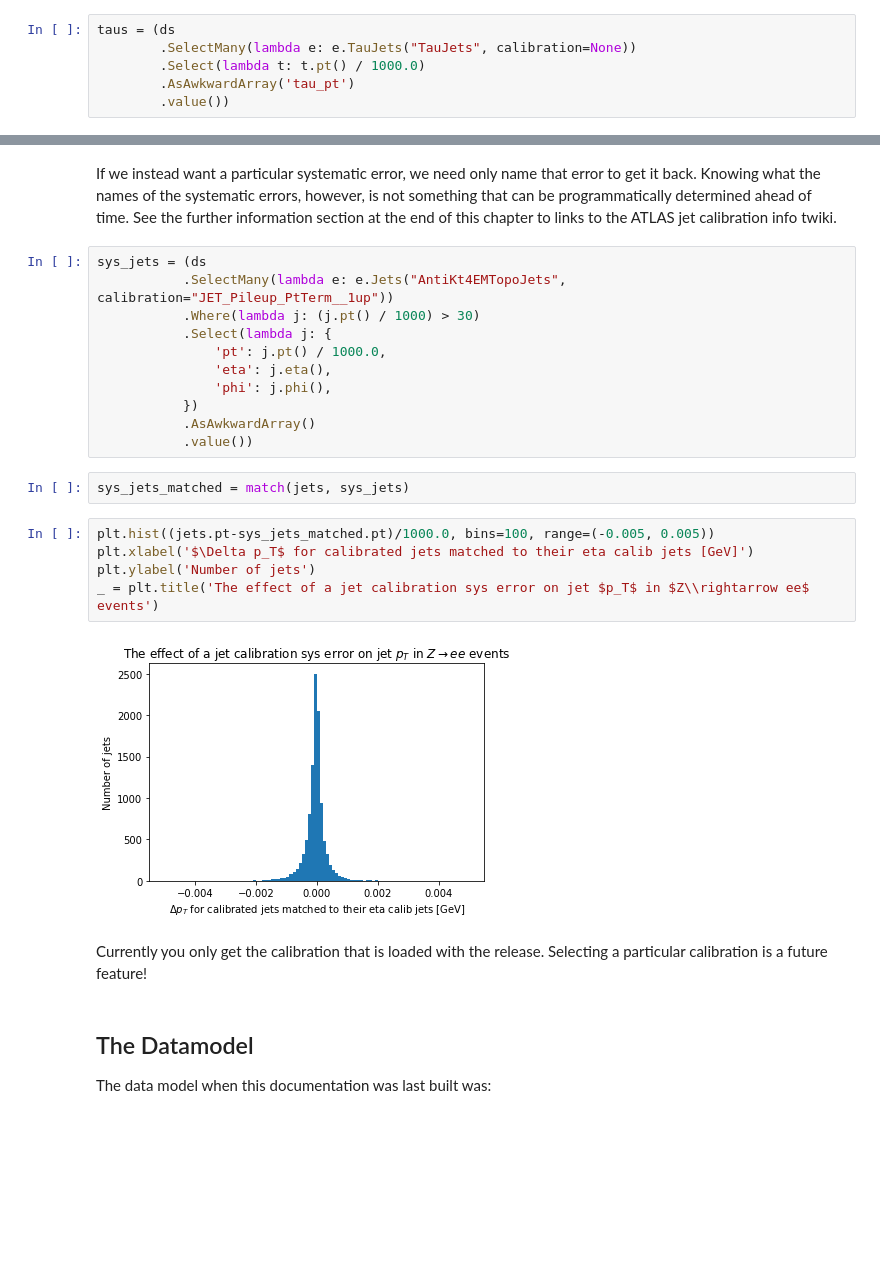
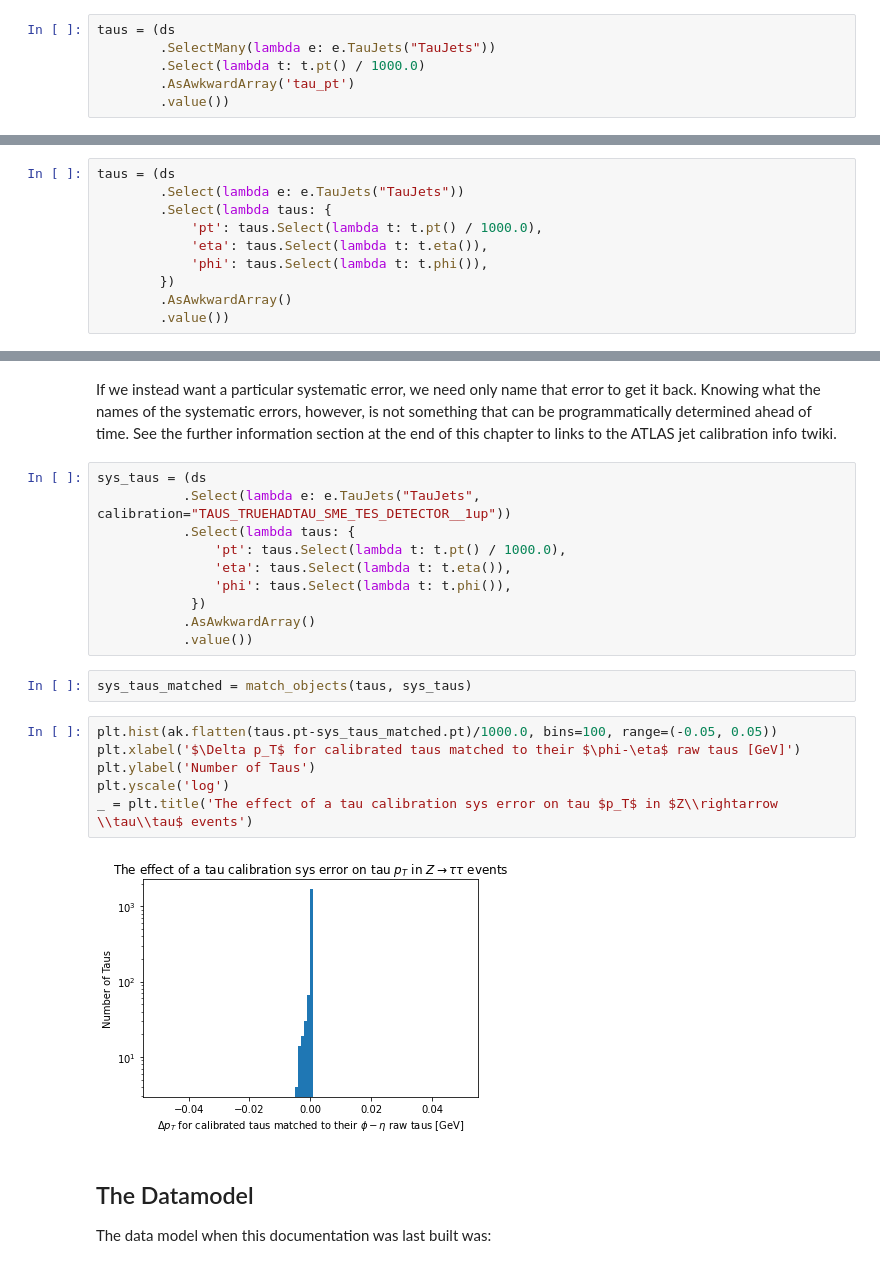
Before and after one commit to gordonwatts/xaod_usage, a Jupyter notebook: book/chapters/taus.ipynb, the cells around one changed output, grey strips where cells are left out. Drawn from its saved outputs; the diff is of its cells as text; blank space fills up the shorter version.

```diff
--- a/book/chapters/taus.ipynb
+++ b/book/chapters/taus.ipynb
@@ -17,6 +17,6 @@ By default we fetch tau-jets from the tight working point
 # %%
 taus = (ds
-        .SelectMany(lambda e: e.TauJets("TauJets", calibration=None))
+        .SelectMany(lambda e: e.TauJets("TauJets"))
         .Select(lambda t: t.pt() / 1000.0)
         .AsAwkwardArray('tau_pt')
         .value())
@@ -63,0 +39,10 @@ topo_clusters = (ds
+# %%
+taus = (ds
+        .Select(lambda e: e.TauJets("TauJets"))
+        .Select(lambda taus: {
+            'pt': taus.Select(lambda t: t.pt() / 1000.0),
+            'eta': taus.Select(lambda t: t.eta()),
+            'phi': taus.Select(lambda t: t.phi()),
+        })
+        .AsAwkwardArray()
+        .value())
@@ -132,27 +72,25 @@ _ = plt.title('The effect of jet calibration on jet $p_T$ in $Z\\rightarrow ee$
 # %% [markdown]
 If we instead want a particular systematic error, we need only name that error to get it back. Knowing what the names of the systematic errors, however, is not something that can be programmatically determined ahead of time. See the further information section at the end of this chapter to links to the ATLAS jet calibration info twiki.
 # %%
-sys_jets = (ds
-           .SelectMany(lambda e: e.Jets("AntiKt4EMTopoJets", calibration="JET_Pileup_PtTerm__1up"))
-           .Where(lambda j: (j.pt() / 1000) > 30)
-           .Select(lambda j: {
-               'pt': j.pt() / 1000.0,
-               'eta': j.eta(),
-               'phi': j.phi(),
-           })
+sys_taus = (ds
+           .Select(lambda e: e.TauJets("TauJets", calibration="TAUS_TRUEHADTAU_SME_TES_DETECTOR__1up"))
+           .Select(lambda taus: {
+               'pt': taus.Select(lambda t: t.pt() / 1000.0),
+               'eta': taus.Select(lambda t: t.eta()),
+               'phi': taus.Select(lambda t: t.phi()),
+            })
            .AsAwkwardArray()
            .value())
-# %%
-sys_jets_matched = match(jets, sys_jets)
+# %%
+sys_taus_matched = match_objects(taus, sys_taus)
 # %%
-plt.hist((jets.pt-sys_jets_matched.pt)/1000.0, bins=100, range=(-0.005, 0.005))
-plt.xlabel('$\Delta p_T$ for calibrated jets matched to their eta calib jets [GeV]')
-plt.ylabel('Number of jets')
-_ = plt.title('The effect of a jet calibration sys error on jet $p_T$ in $Z\\rightarrow ee$ events')
+plt.hist(ak.flatten(taus.pt-sys_taus_matched.pt)/1000.0, bins=100, range=(-0.05, 0.05))
+plt.xlabel('$\Delta p_T$ for calibrated taus matched to their $\phi-\eta$ raw taus [GeV]')
+plt.ylabel('Number of Taus')
+plt.yscale('log')
+_ = plt.title('The effect of a tau calibration sys error on tau $p_T$ in $Z\\rightarrow \\tau\\tau$ events')
 # %% [output]
-[figure, old version]
+[figure, new version]
-# %% [markdown]
-Currently you only get the calibration that is loaded with the release. Selecting a particular calibration is a future feature!
 # %% [markdown]
 ## The Datamodel
 
```
Also changed, not shown: parts of 25 cells of this notebook, 1 other file.
